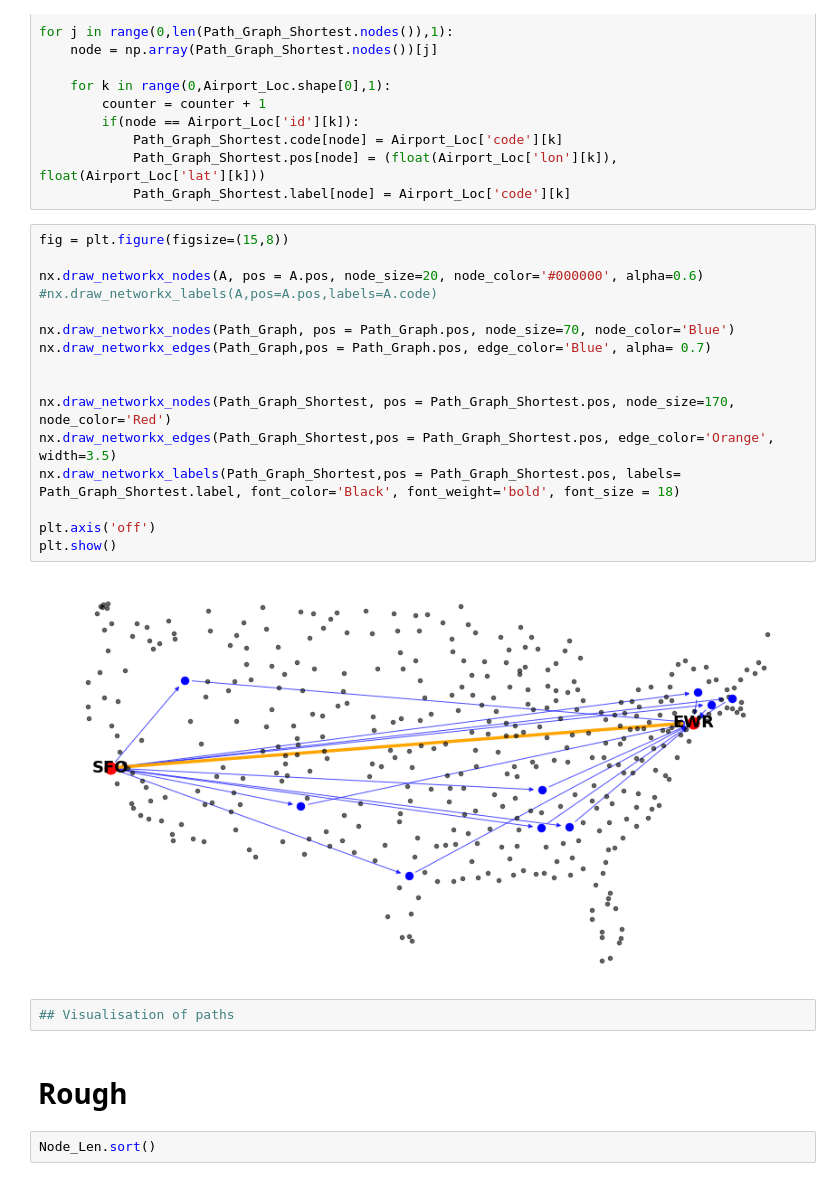
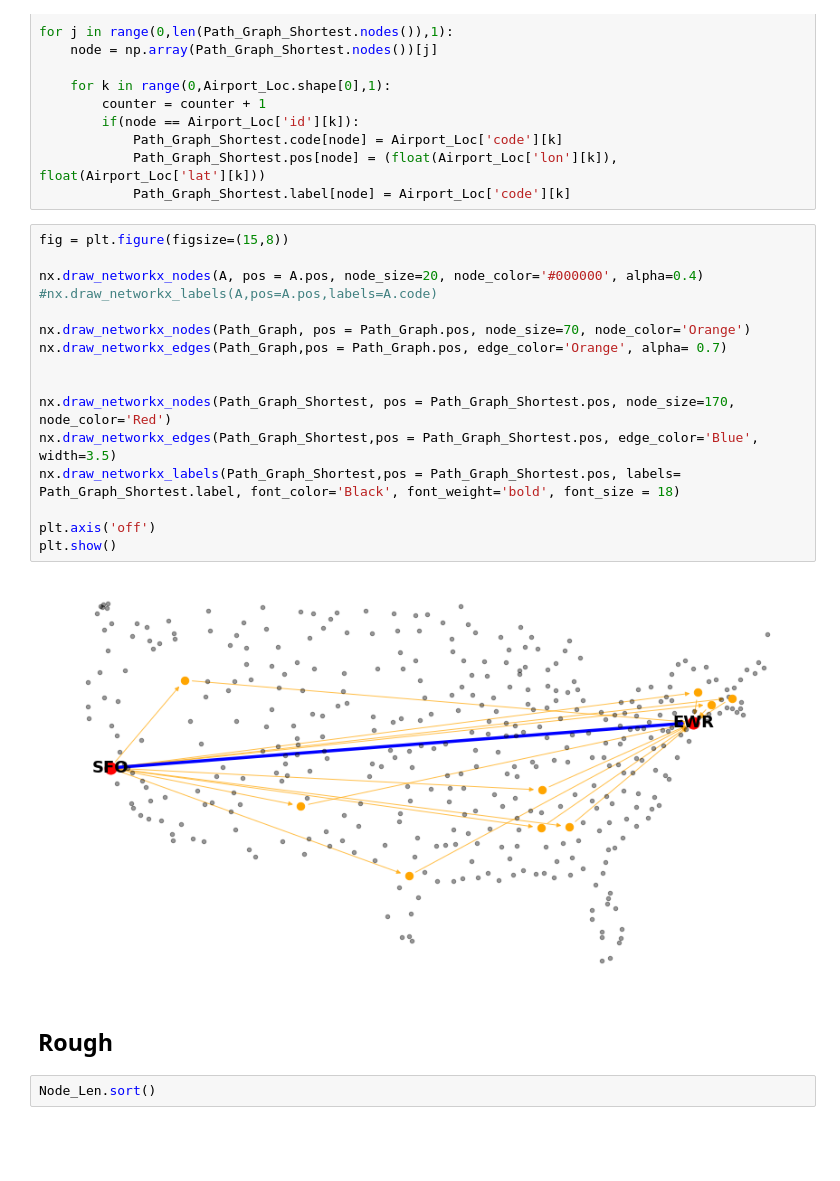
Before and after one commit to mohity5/Practice_NetworkAnalysis_Airports, a Jupyter notebook: Networks_Basics.ipynb, the cells around one changed output. Cells and saved outputs as stored; diff of their text form; blank space fills up the shorter version.

```diff
--- a/Networks_Basics.ipynb
+++ b/Networks_Basics.ipynb
@@ -407,25 +402,23 @@ for j in range(0,len(Path_Graph_Shortest.nodes()),1):
 # %%
 fig = plt.figure(figsize=(15,8))
 
-nx.draw_networkx_nodes(A, pos = A.pos, node_size=20, node_color='#000000', alpha=0.6)
+nx.draw_networkx_nodes(A, pos = A.pos, node_size=20, node_color='#000000', alpha=0.4)
 #nx.draw_networkx_labels(A,pos=A.pos,labels=A.code)
 
-nx.draw_networkx_nodes(Path_Graph, pos = Path_Graph.pos, node_size=70, node_color='Blue')
-nx.draw_networkx_edges(Path_Graph,pos = Path_Graph.pos, edge_color='Blue', alpha= 0.7)
+nx.draw_networkx_nodes(Path_Graph, pos = Path_Graph.pos, node_size=70, node_color='Orange')
+nx.draw_networkx_edges(Path_Graph,pos = Path_Graph.pos, edge_color='Orange', alpha= 0.7)
 
 
 nx.draw_networkx_nodes(Path_Graph_Shortest, pos = Path_Graph_Shortest.pos, node_size=170, node_color='Red')
-nx.draw_networkx_edges(Path_Graph_Shortest,pos = Path_Graph_Shortest.pos, edge_color='Orange', width=3.5)
+nx.draw_networkx_edges(Path_Graph_Shortest,pos = Path_Graph_Shortest.pos, edge_color='Blue', width=3.5)
 nx.draw_networkx_labels(Path_Graph_Shortest,pos = Path_Graph_Shortest.pos, labels= Path_Graph_Shortest.label, font_color='Black', font_weight='bold', font_size = 18)
 
 plt.axis('off')
 plt.show()
 # %% [output]
-[figure, old version]
+[figure, new version]
-# %%
-## Visualisation of paths
 # %% [markdown]
-# Rough
+## Rough
 # %%
 Node_Len.sort()
 # %%
```
Also changed, not shown: parts of 16 cells of this notebook.
